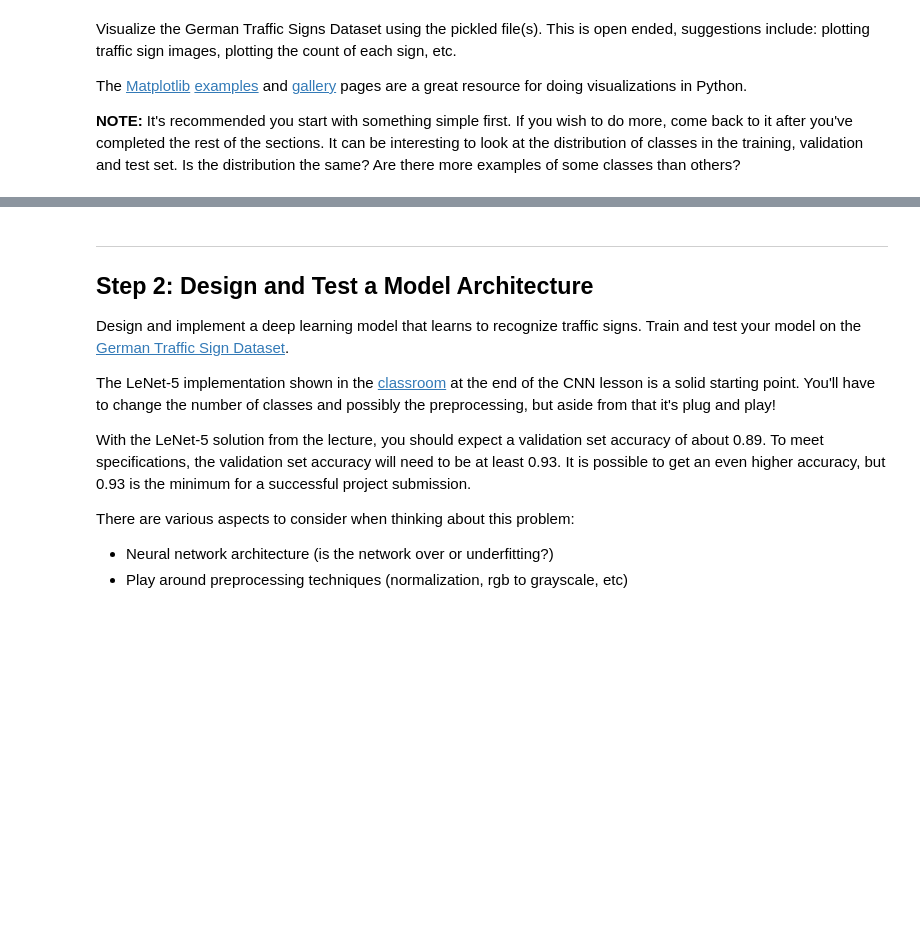
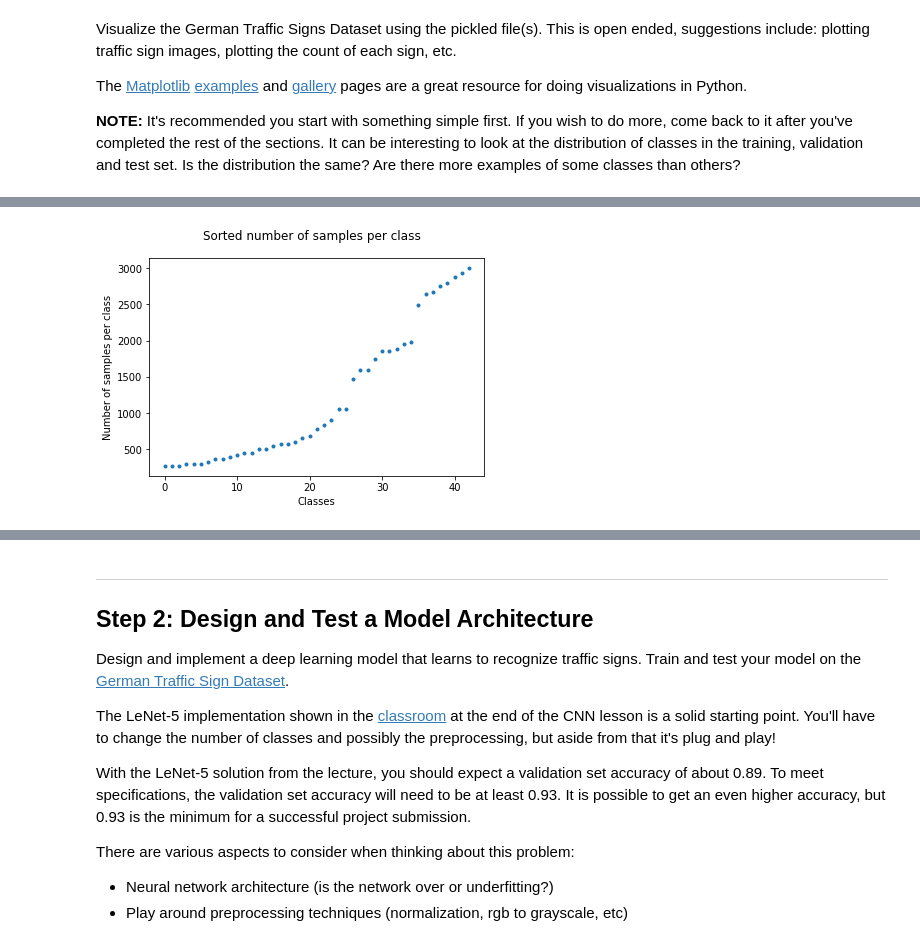
Before and after one commit to venkatvi/UdacitySelfDrivingCarNanoDegree, a Jupyter notebook: Py/Proj2_TrafficSignClassifier/P2/Traffic_Sign_Classifier.ipynb, the cells around one changed output, grey strips where cells are left out. Saved outputs shown, nothing was run; the diff lists cells and outputs as text; code cells hidden in the pictures; blank space fills up the shorter version.

```diff
--- a/Py/Proj2_TrafficSignClassifier/P2/Traffic_Sign_Classifier.ipynb
+++ b/Py/Proj2_TrafficSignClassifier/P2/Traffic_Sign_Classifier.ipynb
@@ -123,0 +191,10 @@ The [Matplotlib](http://matplotlib.org/) [examples](http://matplotlib.org/exampl
+# %%
+# Plot trend of number of sampels per class
+fig = plt.figure()
+plt.plot(range(number_of_classes), sorted(num_samples_per_class), '.')
+fig.suptitle('Sorted number of samples per class')
+plt.xlabel('Classes')
+plt.ylabel('Number of samples per class')
+plt.show()
+# %% [output]
+[figure, added]
```
Also changed, not shown: parts of 17 cells of this notebook.
